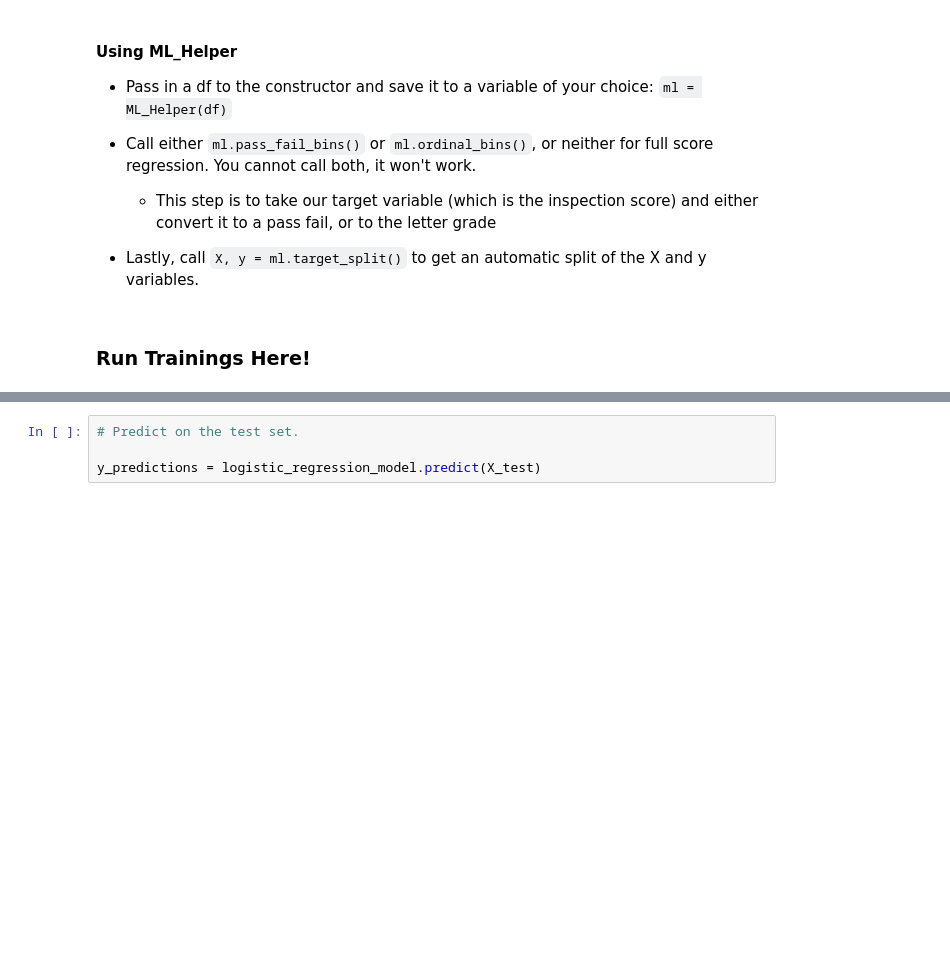
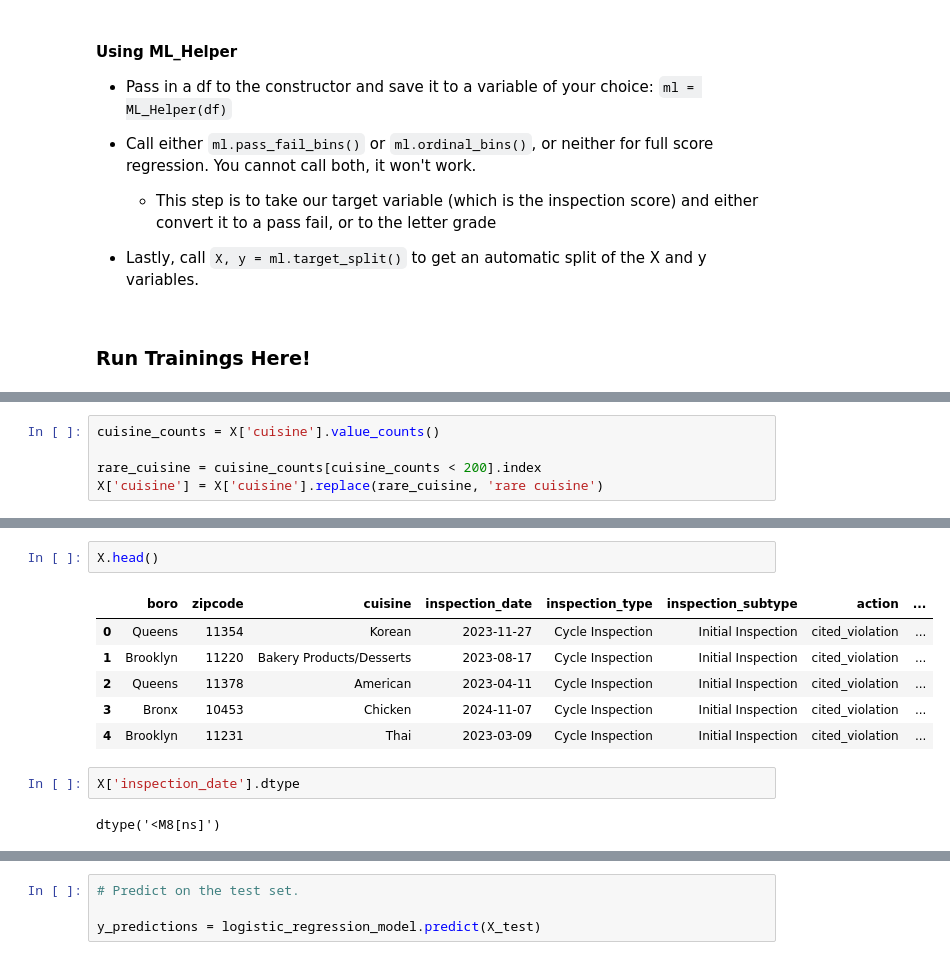
Before and after one commit to Neelka96/CurryExpansion, a Jupyter notebook: ML_Training_In_Class/Manny/ml_training.ipynb, the cells around one changed output, grey strips where cells are left out. Drawn from its saved outputs; the diff is of its cells as text; blank space fills up the shorter version.

```diff
--- a/ML_Training_In_Class/Manny/ml_training.ipynb
+++ b/ML_Training_In_Class/Manny/ml_training.ipynb
@@ -231,0 +366,5 @@ Name: count, dtype: int64
+# %%
+cuisine_counts = X['cuisine'].value_counts()
+
+rare_cuisine = cuisine_counts[cuisine_counts < 200].index
+X['cuisine'] = X['cuisine'].replace(rare_cuisine, 'rare cuisine')
@@ -231,0 +394,13 @@ Name: count, dtype: int64
+# %%
+X.head()
+# %% [output]
+|  | boro | zipcode | cuisine | inspection_date | inspection_type | inspection_subtype | action | ... |
+| 0 | Queens | 11354 | Korean | 2023-11-27 | Cycle Inspection | Initial Inspection | cited_violation | ... |
+| 1 | Brooklyn | 11220 | Bakery Products/Desserts | 2023-08-17 | Cycle Inspection | Initial Inspection | cited_violation | ... |
+| 2 | Queens | 11378 | American | 2023-04-11 | Cycle Inspection | Initial Inspection | cited_violation | ... |
+| 3 | Bronx | 10453 | Chicken | 2024-11-07 | Cycle Inspection | Initial Inspection | cited_violation | ... |
+| 4 | Brooklyn | 11231 | Thai | 2023-03-09 | Cycle Inspection | Initial Inspection | cited_violation | ... |
+# %%
+X['inspection_date'].dtype
+# %% [output]
+dtype('<M8[ns]')
```
Also changed, not shown: parts of 45 cells of this notebook.
